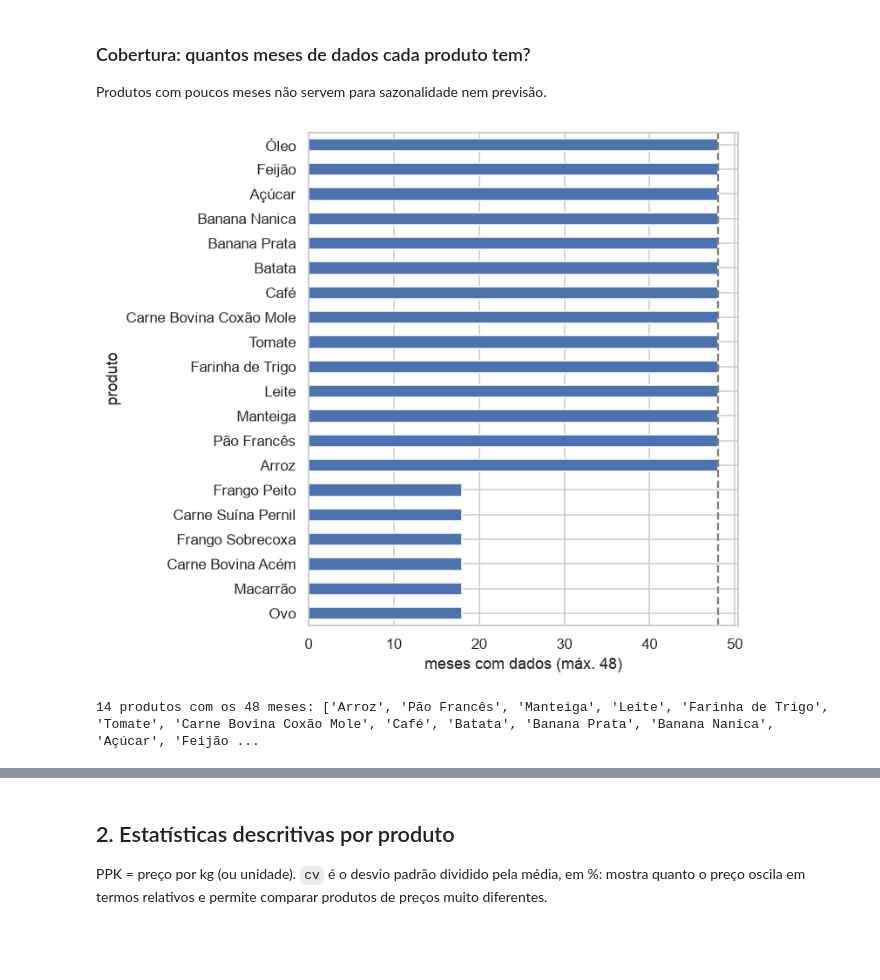
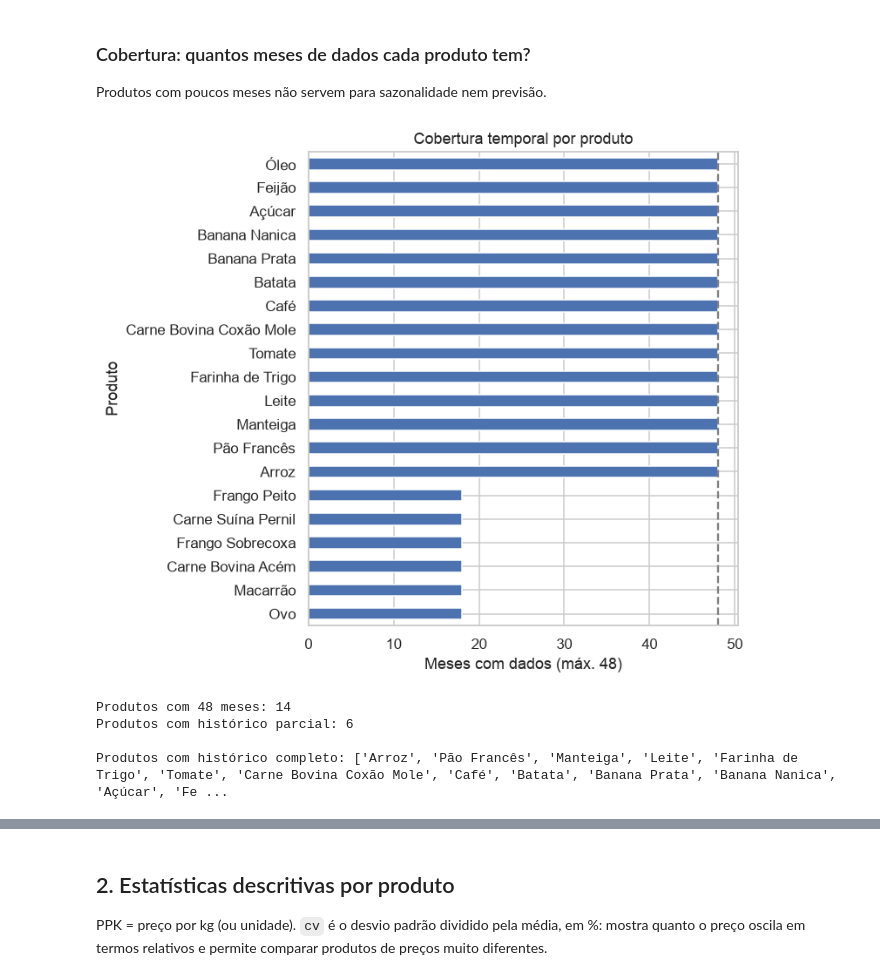
Before and after one commit to Lucas-Ibrahim/cesta-basica-analise, a Jupyter notebook: notebooks/01_exploratoria.ipynb, the cells around one changed output, grey strips where cells are left out. Cells and saved outputs as stored; diff of their text form; code cells hidden in the pictures; blank space fills up the shorter version.

Commit message:
Revisa limpeza dos dados e analise exploratoria da parte 1

```diff
--- a/notebooks/01_exploratoria.ipynb
+++ b/notebooks/01_exploratoria.ipynb
@@ -11,11 +11,28 @@ from pathlib import Path
 sns.set_theme(style="whitegrid")
 plt.rcParams["figure.dpi"] = 110
 
-FIG = Path("../reports/figures")
+# Identificação da raiz do projeto
+ROOT = Path.cwd()
+
+if ROOT.name == "notebooks":
+    ROOT = ROOT.parent
+
+DATA = ROOT / "data/processed"
+FIG = ROOT / "reports/figures"
+
 FIG.mkdir(parents=True, exist_ok=True)
 
-limpa = pd.read_csv("../data/processed/cesta_limpa.csv", parse_dates=["mes", "data_coleta"])
-mensal = pd.read_csv("../data/processed/cesta_mensal.csv", parse_dates=["mes"])
+# Carregamento das bases processadas
+limpa = pd.read_csv(
+    DATA / "cesta_limpa.csv",
+    parse_dates=["mes", "data_coleta"]
+)
+
+mensal = pd.read_csv(
+    DATA / "cesta_mensal.csv",
+    parse_dates=["mes"]
+)
+
 print(limpa.shape, mensal.shape)
 limpa.head()
 # %% [output]
@@ -52,13 +123,27 @@ dtype: int64
 Produtos com poucos meses não servem para sazonalidade nem previsão.
 # %%
 cobertura = mensal.groupby("produto")["mes"].nunique().sort_values()
+
 ax = cobertura.plot.barh(figsize=(7, 6), color="#4C72B0")
-ax.axvline(48, color="gray", ls="--"); ax.set_xlabel("meses com dados (máx. 48)")
-plt.tight_layout(); plt.savefig(FIG / "01_cobertura_produtos.png"); plt.show()
+
+ax.axvline(48, color="gray", ls="--")
+ax.set_xlabel("Meses com dados (máx. 48)")
+ax.set_ylabel("Produto")
+ax.set_title("Cobertura temporal por produto")
+
+plt.tight_layout()
+plt.savefig(FIG / "01_cobertura_produtos.png")
+plt.show()
 
 completos = cobertura[cobertura == 48].index.tolist()
-print(len(completos), "produtos com os 48 meses:", completos)
+
+print("Produtos com 48 meses:", len(completos))
+print("Produtos com histórico parcial:", len(cobertura) - len(completos))
+print("\nProdutos com histórico completo:", completos)
 # %% [output]
-[figure, old version]
+[figure, new version]
-14 produtos com os 48 meses: ['Arroz', 'Pão Francês', 'Manteiga', 'Leite', 'Farinha de Trigo', 'Tomate', 'Carne Bovina Coxão Mole', 'Café', 'Batata', 'Banana Prata', 'Banana Nanica', 'Açúcar', 'Feijão ...
+Produtos com 48 meses: 14
+Produtos com histórico parcial: 6
+
+Produtos com histórico completo: ['Arroz', 'Pão Francês', 'Manteiga', 'Leite', 'Farinha de Trigo', 'Tomate', 'Carne Bovina Coxão Mole', 'Café', 'Batata', 'Banana Prata', 'Banana Nanica', 'Açúcar', 'Fe ...
 # %% [markdown]
```
Also changed, not shown: parts of 15 cells of this notebook, 8 other files.
